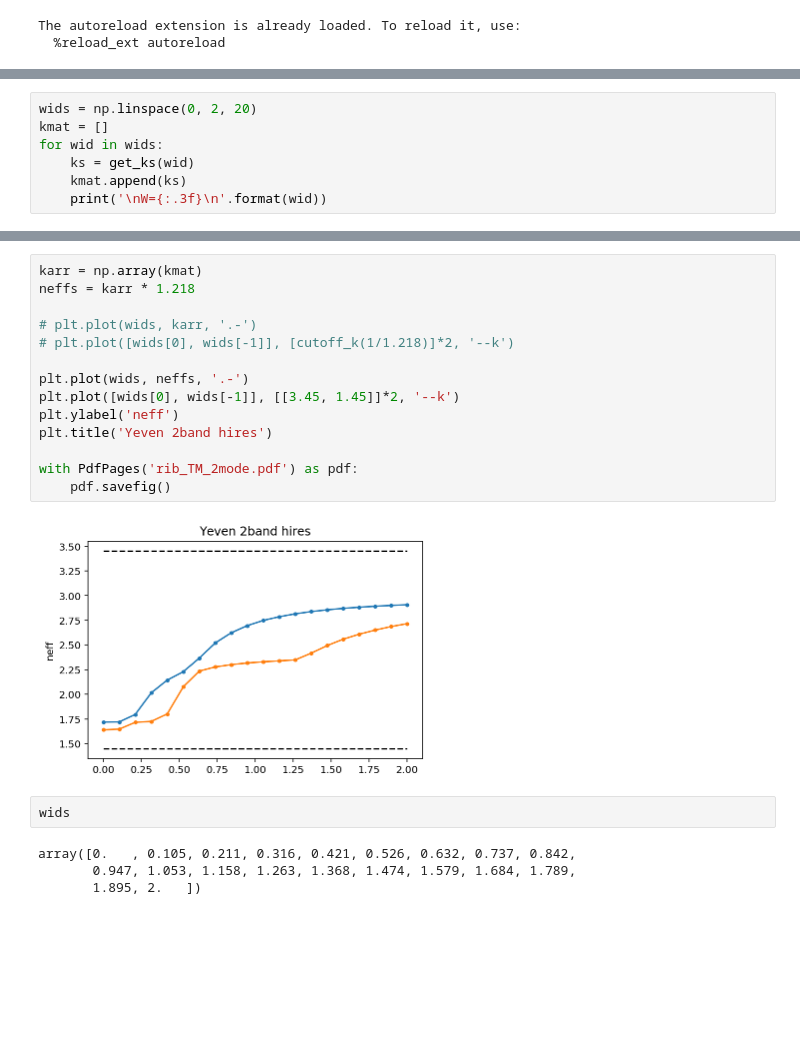
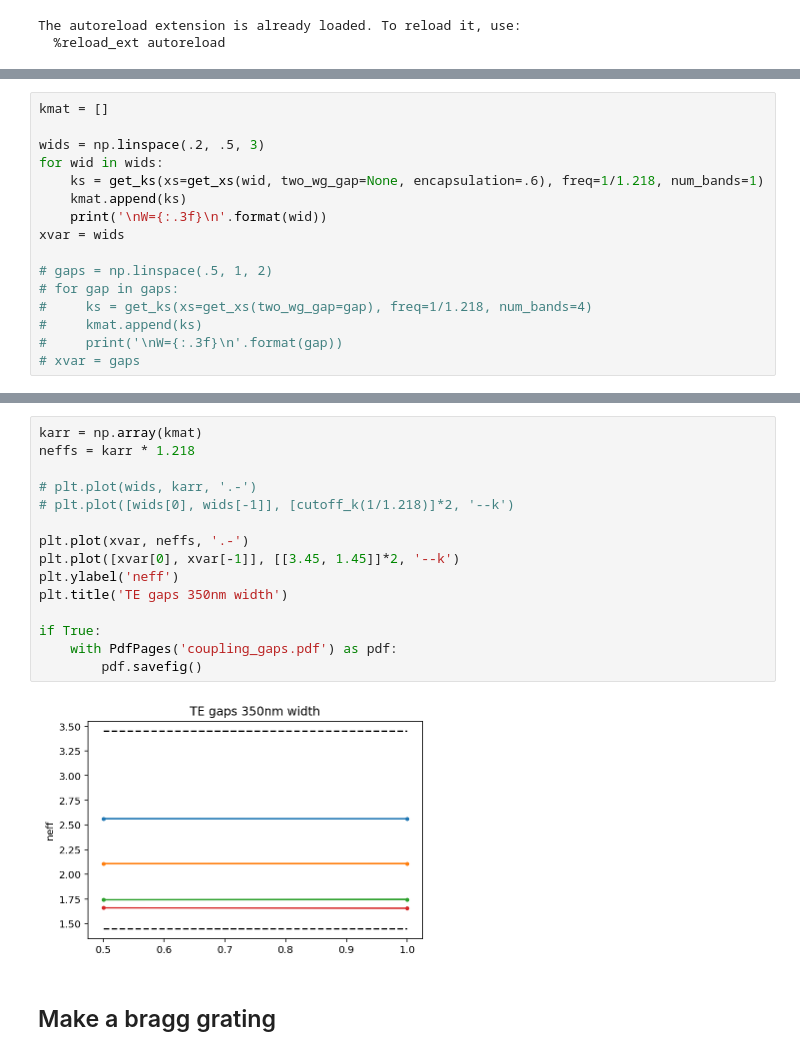
Before and after one commit to atait/jupyter-meep, a Jupyter notebook: notebooks/partial_waveguides/EigenModes/MPB_eigenmodes.ipynb, the cells around one changed output, grey strips where cells are left out. Cells and saved outputs as stored; diff of their text form; blank space fills up the shorter version.

```diff
--- a/notebooks/partial_waveguides/EigenModes/MPB_eigenmodes.ipynb
+++ b/notebooks/partial_waveguides/EigenModes/MPB_eigenmodes.ipynb
@@ -28,7 +27,0 @@ show_geometry(ms, periods=1).shape
-# %%
-wids = np.linspace(0, 2, 20)
-kmat = []
-for wid in wids:
-    ks = get_ks(wid)
-    kmat.append(ks)
-    print('\nW={:.3f}\n'.format(wid))
@@ -52,0 +30,16 @@ W=2.000
+# %%
+kmat = []
+
+wids = np.linspace(.2, .5, 3)
+for wid in wids:
+    ks = get_ks(xs=get_xs(wid, two_wg_gap=None, encapsulation=.6), freq=1/1.218, num_bands=1)
+    kmat.append(ks)
+    print('\nW={:.3f}\n'.format(wid))
+xvar = wids
+
+# gaps = np.linspace(.5, 1, 2)
+# for gap in gaps:
+#     ks = get_ks(xs=get_xs(two_wg_gap=gap), freq=1/1.218, num_bands=4)
+#     kmat.append(ks)
+#     print('\nW={:.3f}\n'.format(gap))
+# xvar = gaps
@@ -53,22 +64,19 @@ W=2.000
 # %%
 karr = np.array(kmat)
 neffs = karr * 1.218
 
 # plt.plot(wids, karr, '.-')
 # plt.plot([wids[0], wids[-1]], [cutoff_k(1/1.218)]*2, '--k')
 
-plt.plot(wids, neffs, '.-')
-plt.plot([wids[0], wids[-1]], [[3.45, 1.45]]*2, '--k')
+plt.plot(xvar, neffs, '.-')
+plt.plot([xvar[0], xvar[-1]], [[3.45, 1.45]]*2, '--k')
 plt.ylabel('neff')
-plt.title('Yeven 2band hires')
+plt.title('TE gaps 350nm width')
 
-with PdfPages('rib_TM_2mode.pdf') as pdf:
-    pdf.savefig()
+if True:
+    with PdfPages('coupling_gaps.pdf') as pdf:
+        pdf.savefig()
 # %% [output]
-[figure, old version]
+[figure, new version]
-# %%
-wids
-# %% [output]
-array([0.   , 0.105, 0.211, 0.316, 0.421, 0.526, 0.632, 0.737, 0.842,
-       0.947, 1.053, 1.158, 1.263, 1.368, 1.474, 1.579, 1.684, 1.789,
-       1.895, 2.   ])
+# %% [markdown]
+## Make a bragg grating
```
Also changed, not shown: parts of 8 cells of this notebook, 3 other files.
